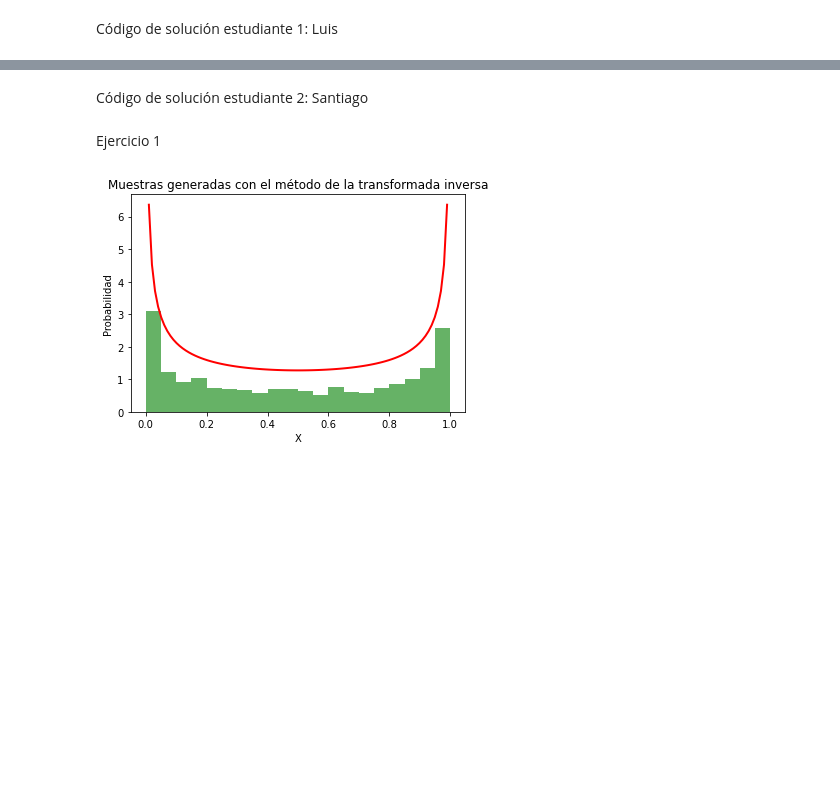
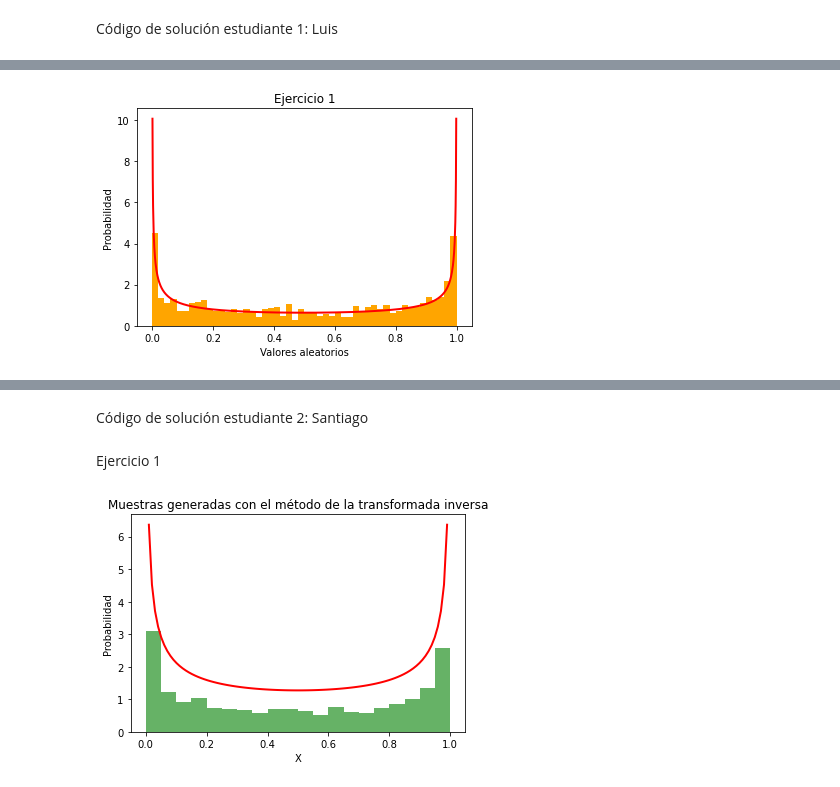
Before and after one commit to Luis168735/ProyectoConjunto_CB_Santiago_LA_Barriga, a Jupyter notebook: Plantilla_Tarea_4.ipynb, the cells around one changed output, grey strips where cells are left out. Saved outputs shown, nothing was run; the diff lists cells and outputs as text; code cells hidden in the pictures; blank space fills up the shorter version.

Commit message:
Ejercicio_2_completo

```diff
--- a/Plantilla_Tarea_4.ipynb
+++ b/Plantilla_Tarea_4.ipynb
@@ -49,0 +50,27 @@ num_uni = np.random.rand
+# %%
+# Generamos 1000 variables aleatorias continuas uniformes usando rand.
+u = np.random.rand(1000)
+
+#Primero definimos la función de probabilidad acumulada(F(x)):
+def Fun_prob_acum(x):
+    return 2/np.pi * np.arcsin(np.sqrt(x))
+
+# Ahora definimos la inversa(F(x)^-1):
+def Inversa(y):
+    return np.sin(np.pi*y/2)**2
+
+Sol1 = Inversa(u)
+#Función de densidad de probabilidad (f(x)) esta es la linea que va por encima y nos muestra si es que se hizo correctamente.
+x = np.linspace(0, 1, 1000)
+fx = 1/(np.pi*np.sqrt(x*(1-x)))
+
+#Graficamos
+plt.hist(Sol1,bins=50,density=True, color= "orange")
+plt.plot(x, fx, 'r', linewidth=2)
+
+plt.xlabel("Valores aleatorios")
+plt.ylabel("Probabilidad")
+plt.title("Ejercicio 1")
+plt.show()
+# %% [output]
+[figure, added]
```
Also changed, not shown: parts of 8 cells of this notebook.
